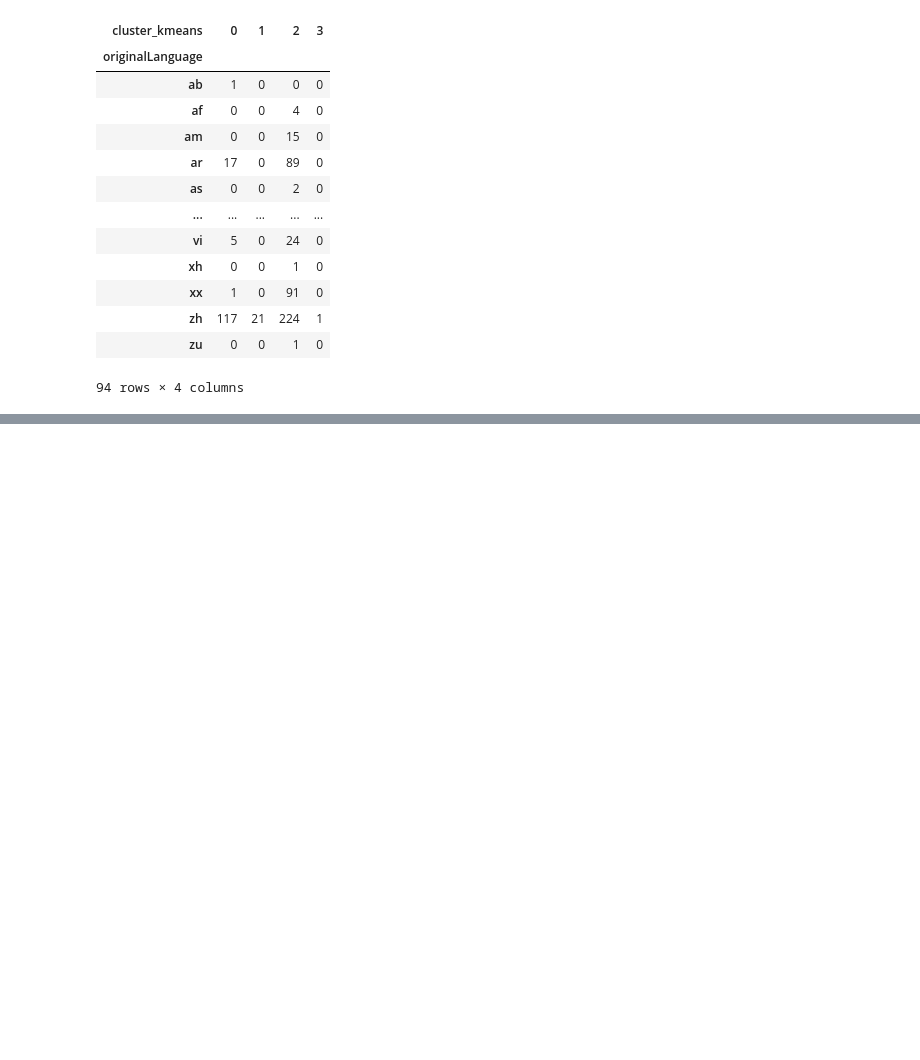
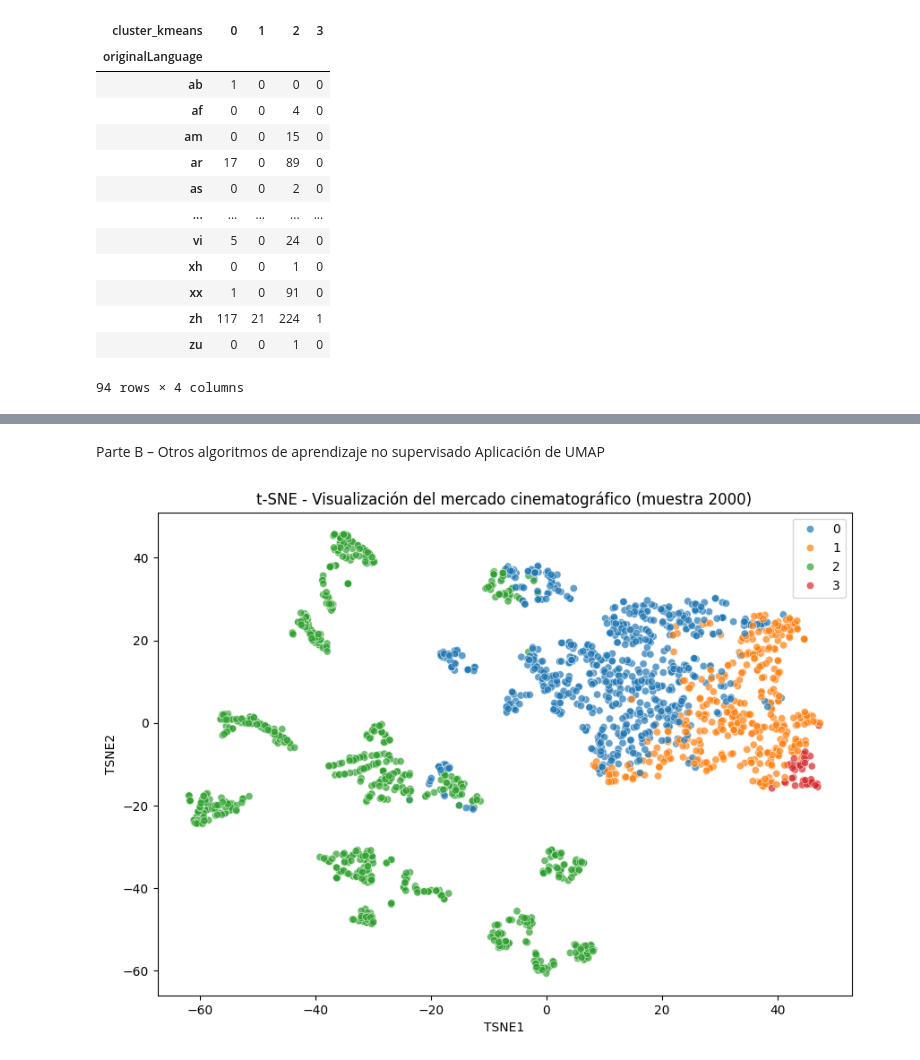
Before and after one commit to Ninaswiftie09/Mineria-de-Datos, a Jupyter notebook: Clustering.ipynb, the cells around one changed output, grey strips where cells are left out. Cells and saved outputs as stored; diff of their text form; code cells hidden in the pictures; blank space fills up the shorter version.

```diff
--- a/Clustering.ipynb
+++ b/Clustering.ipynb
@@ -269,4 +269,8 @@ k = 4
 kmeans = KMeans(n_clusters=k, random_state=42)
 clusters_kmeans = kmeans.fit_predict(X_scaled)
 
-df_clust['cluster_kmeans'] = clusters_kmeans
+# Agregar cluster al dataframe limpio (NO al df original)
+df_clust["cluster"] = clusters_kmeans
+
+# Verificar
+print(df_clust["cluster"].value_counts())
@@ -365,0 +510,49 @@ pd.crosstab(df['originalLanguage'], df_clust['cluster_kmeans'])
+# %% [markdown]
+ Parte B – Otros algoritmos de aprendizaje no supervisado
+Aplicación de UMAP
+# %%
+from sklearn.manifold import TSNE
+import matplotlib.pyplot as plt
+import seaborn as sns
+import numpy as np
+
+# Tomar muestra pequeña para estabilidad
+sample_size = 2000
+indices = np.random.choice(X_scaled.shape[0], sample_size, replace=False)
+
+X_sample = X_scaled[indices]
+clusters_sample = df_clust["cluster"].values[indices]
+
+# Aplicar t-SNE
+tsne = TSNE(
+    n_components=2,
+    perplexity=30,
+    learning_rate=200,
+    random_state=42
+)
+
+embedding = tsne.fit_transform(X_sample)
+
+# Crear dataframe
+tsne_df = pd.DataFrame({
+    "TSNE1": embedding[:, 0],
+    "TSNE2": embedding[:, 1],
+    "cluster": clusters_sample
+})
+
+# Graficar
+plt.figure(figsize=(10,7))
+sns.scatterplot(
+    data=tsne_df,
+    x="TSNE1",
+    y="TSNE2",
+    hue="cluster",
+    palette="tab10",
+    alpha=0.7
+)
+
+plt.title("t-SNE - Visualización del mercado cinematográfico (muestra 2000)")
+plt.legend()
+plt.show()
+# %% [output]
+[figure, added]
```
Also changed, not shown: parts of 6 cells of this notebook, 1 other file.
